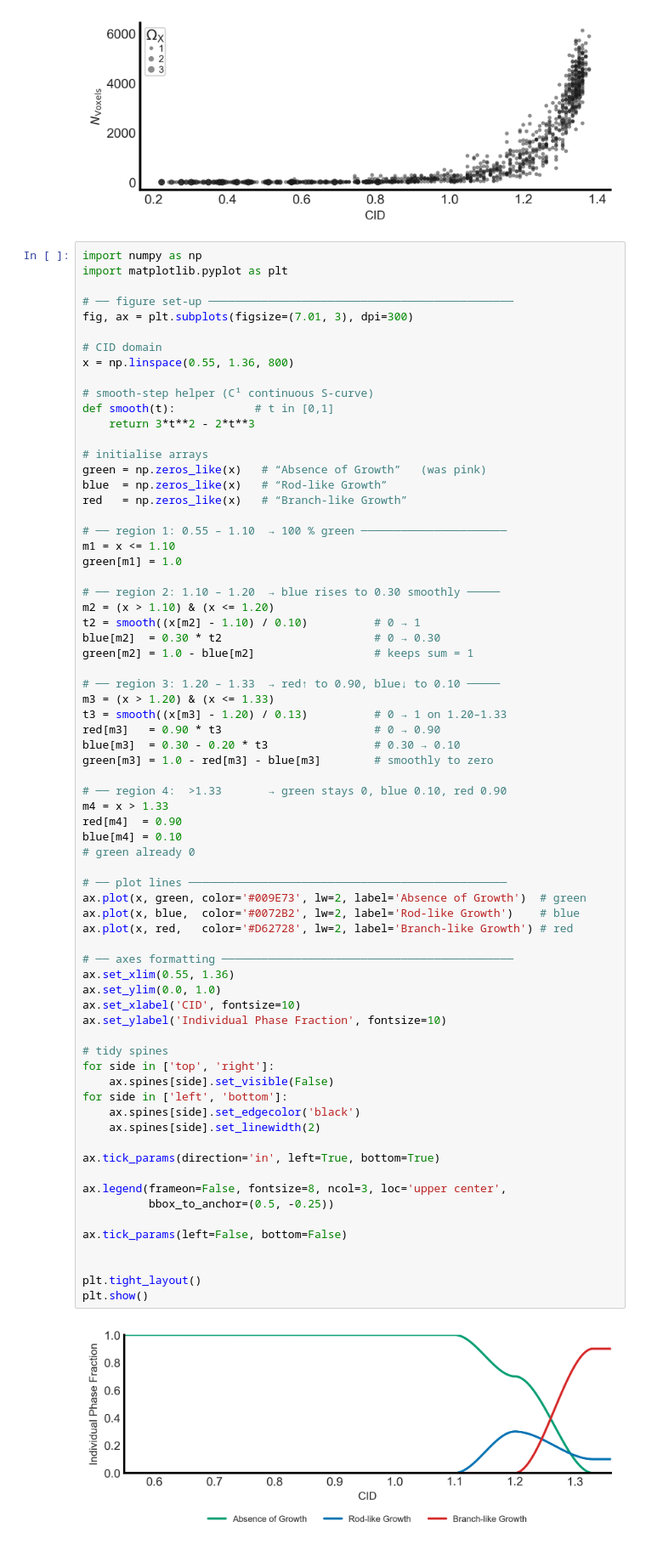
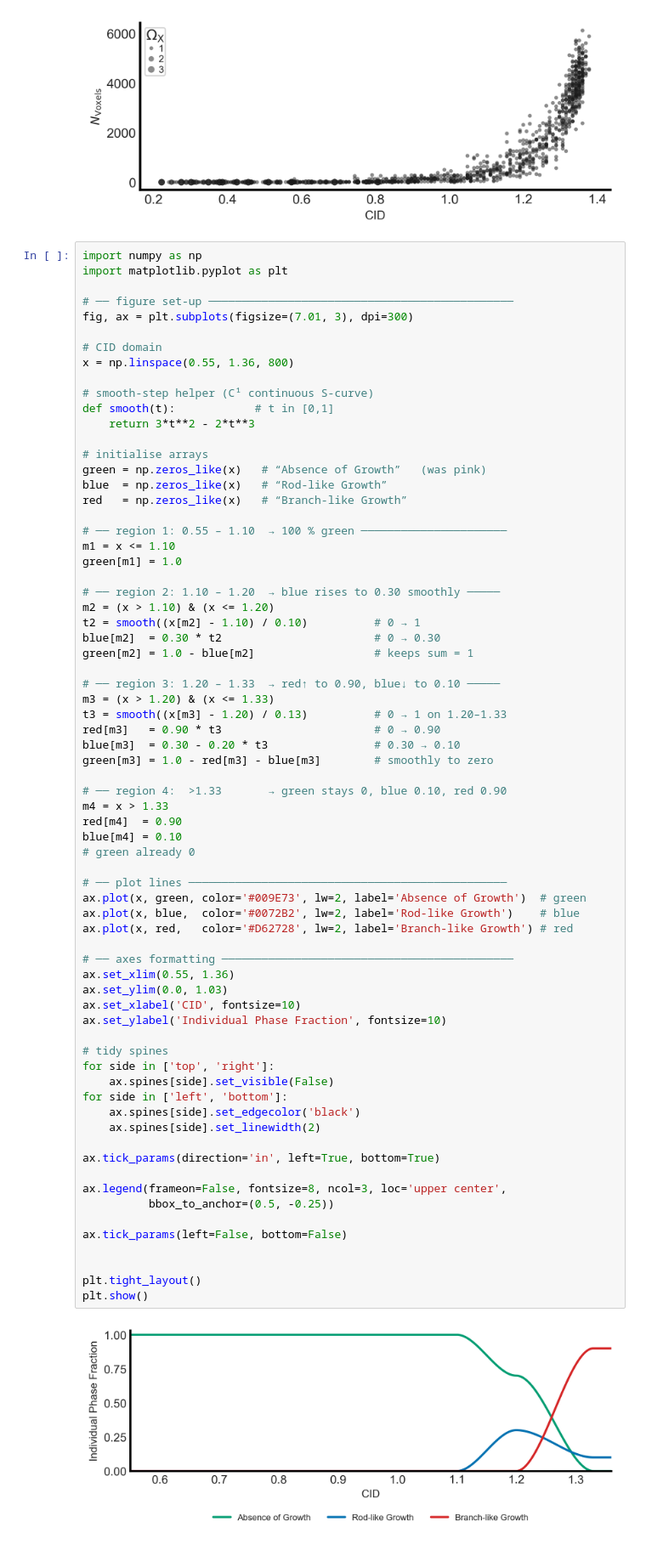
Before and after one commit to jaime-berkovich/Conway_Trees, a Jupyter notebook: Python Scripts and Data/Voxel_Number_Phase_Transition.ipynb, the cells around one changed output. Shown at 85% size. Saved outputs shown, nothing was run; the diff lists cells and outputs as text.

```diff
--- a/Python Scripts and Data/Voxel_Number_Phase_Transition.ipynb
+++ b/Python Scripts and Data/Voxel_Number_Phase_Transition.ipynb
@@ -221,35 +221,35 @@ blue[m4] = 0.10
 # green already 0
 
 # ── plot lines ────────────────────────────────────────────────
 ax.plot(x, green, color='#009E73', lw=2, label='Absence of Growth')  # green
 ax.plot(x, blue,  color='#0072B2', lw=2, label='Rod-like Growth')    # blue
 ax.plot(x, red,   color='#D62728', lw=2, label='Branch-like Growth') # red
 
 # ── axes formatting ────────────────────────────────────────────
 ax.set_xlim(0.55, 1.36)
-ax.set_ylim(0.0, 1.0)
+ax.set_ylim(0.0, 1.03)
 ax.set_xlabel('CID', fontsize=10)
 ax.set_ylabel('Individual Phase Fraction', fontsize=10)
 
 # tidy spines
 for side in ['top', 'right']:
     ax.spines[side].set_visible(False)
 for side in ['left', 'bottom']:
     ax.spines[side].set_edgecolor('black')
     ax.spines[side].set_linewidth(2)
 
 ax.tick_params(direction='in', left=True, bottom=True)
 
 ax.legend(frameon=False, fontsize=8, ncol=3, loc='upper center',
           bbox_to_anchor=(0.5, -0.25))
 
 ax.tick_params(left=False, bottom=False)
 
 
 plt.tight_layout()
 plt.show()
 # %% [output]
-[figure, old version]
+[figure, new version]
 # %%
 # ── PHASE-DIAGRAM FIGURE ───────────────────────────────────────
 import matplotlib.pyplot as plt
```
